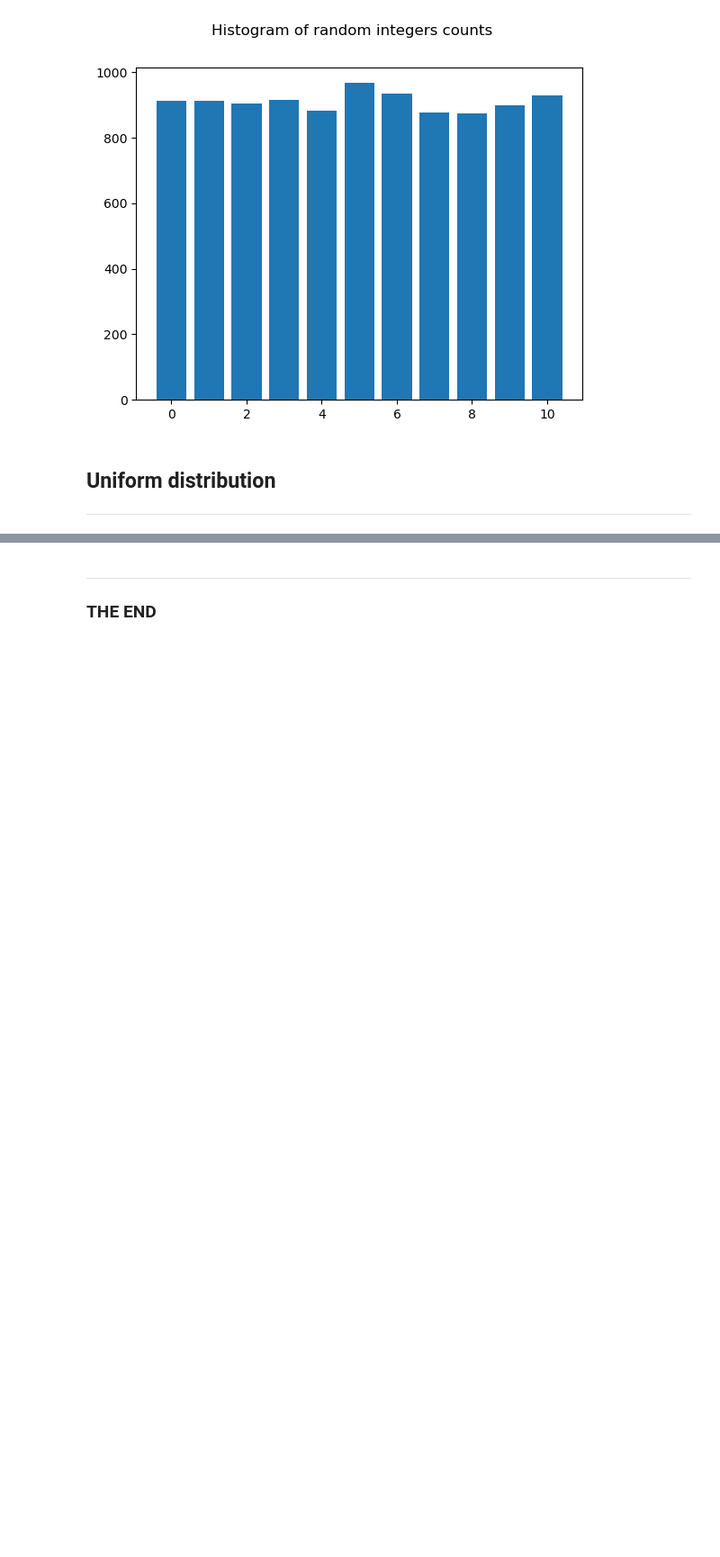
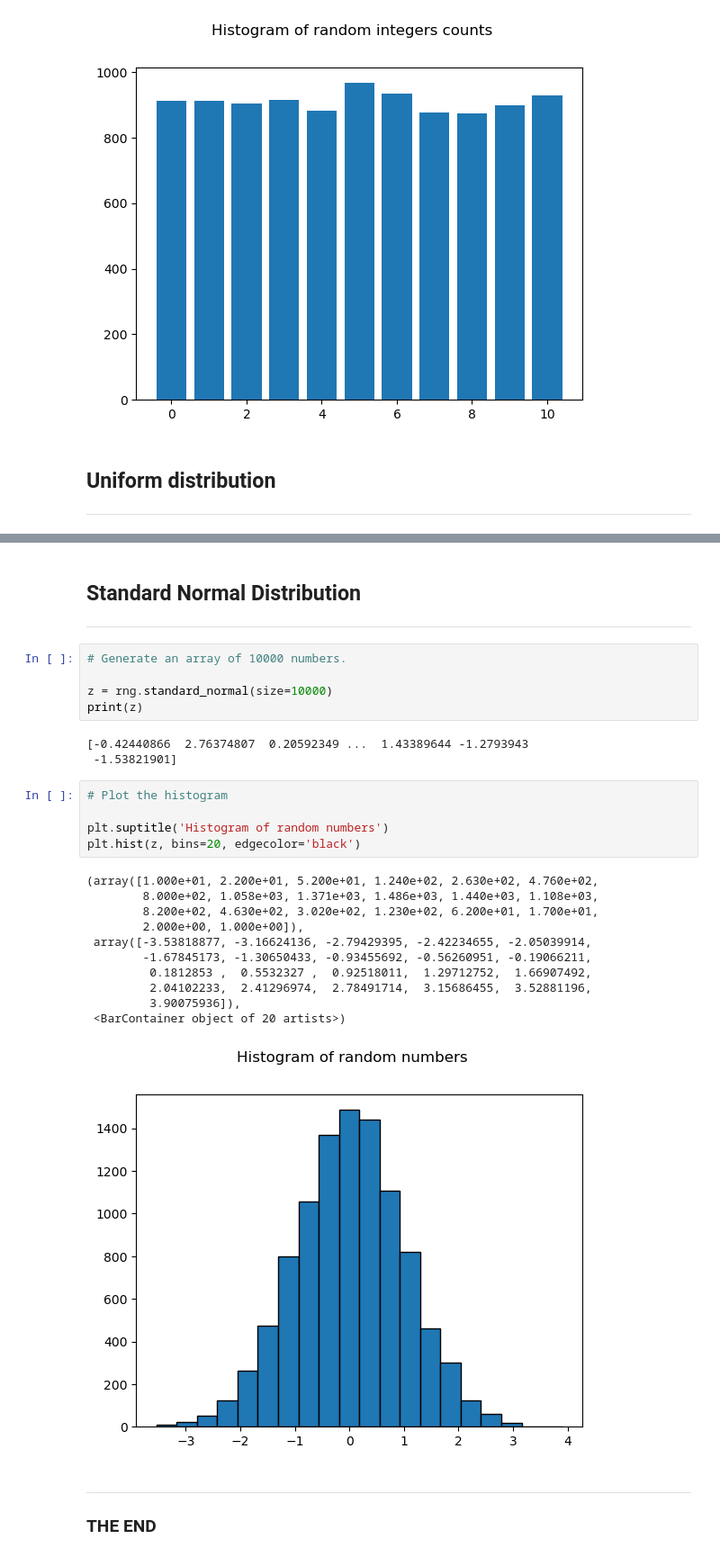
Before and after one commit to kronos164/Principles-of-Data-Analitics, a Jupyter notebook: random.ipynb, the cells around one changed output, grey strips where cells are left out. Shown: that part at 90% size. Drawn from its saved outputs; the diff is of its cells as text; blank space fills up the shorter version.

Commit message:
Week 7 Standard Normal

```diff
--- a/random.ipynb
+++ b/random.ipynb
@@ -99,3 +107,32 @@ plt.bar(values, counts, edgecolor='black')
+# %% [markdown]
+## Standard Normal Distribution
+
+***
+# %%
+# Generate an array of 10000 numbers.
+
+z = rng.standard_normal(size=10000)
+print(z)
+# %% [output]
+[-0.42440866  2.76374807  0.20592349 ...  1.43389644 -1.2793943
+ -1.53821901]
+# %%
+# Plot the histogram
+
+plt.suptitle('Histogram of random numbers')
+plt.hist(z, bins=20, edgecolor='black')
+# %% [output]
+(array([1.000e+01, 2.200e+01, 5.200e+01, 1.240e+02, 2.630e+02, 4.760e+02,
+        8.000e+02, 1.058e+03, 1.371e+03, 1.486e+03, 1.440e+03, 1.108e+03,
+        8.200e+02, 4.630e+02, 3.020e+02, 1.230e+02, 6.200e+01, 1.700e+01,
+        2.000e+00, 1.000e+00]),
+ array([-3.53818877, -3.16624136, -2.79429395, -2.42234655, -2.05039914,
+        -1.67845173, -1.30650433, -0.93455692, -0.56260951, -0.19066211,
+         0.1812853 ,  0.5532327 ,  0.92518011,  1.29712752,  1.66907492,
+         2.04102233,  2.41296974,  2.78491714,  3.15686455,  3.52881196,
+         3.90075936]),
+ <BarContainer object of 20 artists>)
+[figure, added]
 # %% [markdown]
 ***
 
```
Also changed, not shown: parts of 5 cells of this notebook.
